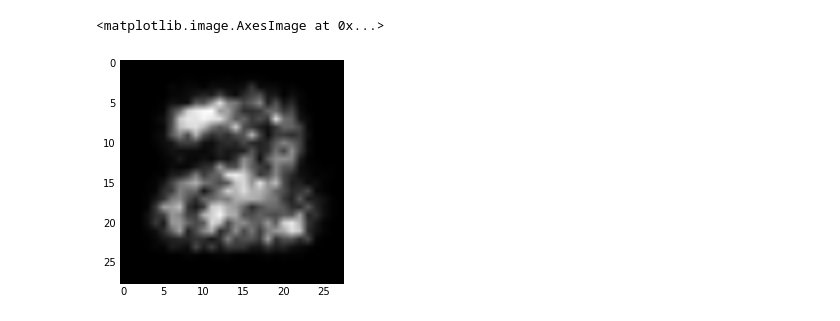
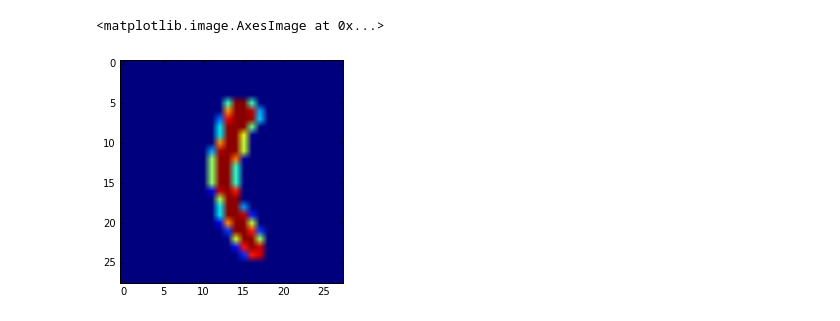
Before and after one commit to Kkari/bsc_thesis, a Jupyter notebook: my_rbm.ipynb, the cells around one changed output. Cells and saved outputs as stored; diff of their text form; code cells hidden in the pictures.

```diff
--- a/my_rbm.ipynb
+++ b/my_rbm.ipynb
@@ -331,7 +9,0 @@ single_number_test = np.array([mnist.test.images[idx] for idx, one in enumerate(
-# %%
-perm = np.random.permutation(single_number_train_data.shape[0])[:10]
-plt.figure()
-for idx, p in enumerate(perm):
-    plt.subplot(2, 5, idx + 1)
-    plt.axis('off')
-    plt.imshow(single_number_train_data[p].reshape(28,28), cmap='gray')
@@ -375,9 +9,0 @@ Reconstruction loss at epoch 9: 0.15919
-# %%
-weights = rbm.get_model_parameters()['W']
-perm = np.random.permutation(250)[:10]
-plt.figure()
-for idx, p in enumerate(perm):
-    plt.subplot(2, 5, idx + 1)
-    plt.axis('off')
-    picture = np.array([i[p] for i in weights])
-    plt.imshow(picture.reshape(28,28), cmap='gray')
@@ -387,0 +67,8 @@ Dream after 1 epoch
+# %%
+from my_rbm import Rbm
+rbm = Rbm(num_hidden=64, num_epochs=1, num_classes=test_labels.shape[1], num_features=test_images.shape[1])
+rbm.init_rbm()
+
+rbm.fit(train_images, test_images)
+rbm.fit_predictor(train_data=train_images, train_labels=train_labels,
+                  test_data=test_images, test_labels=test_labels)
@@ -388,6 +106,5 @@ Dream after 1 epoch
 # %%
-plt.figure()
-plt.imshow(rbm.dream(2).reshape(28,28), cmap='gray')
+plt.imshow(train_images[500].reshape(28,28))
 # %% [output]
 <matplotlib.image.AxesImage at 0x...>
-[figure, old version]
+[figure, new version]
```
Also changed, not shown: parts of 19 cells of this notebook, 4 other files.
